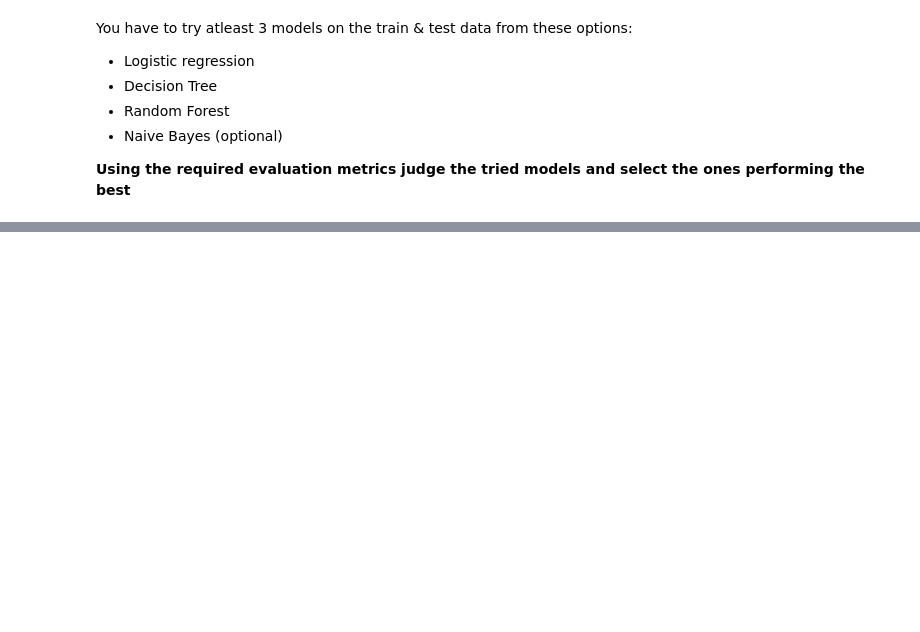
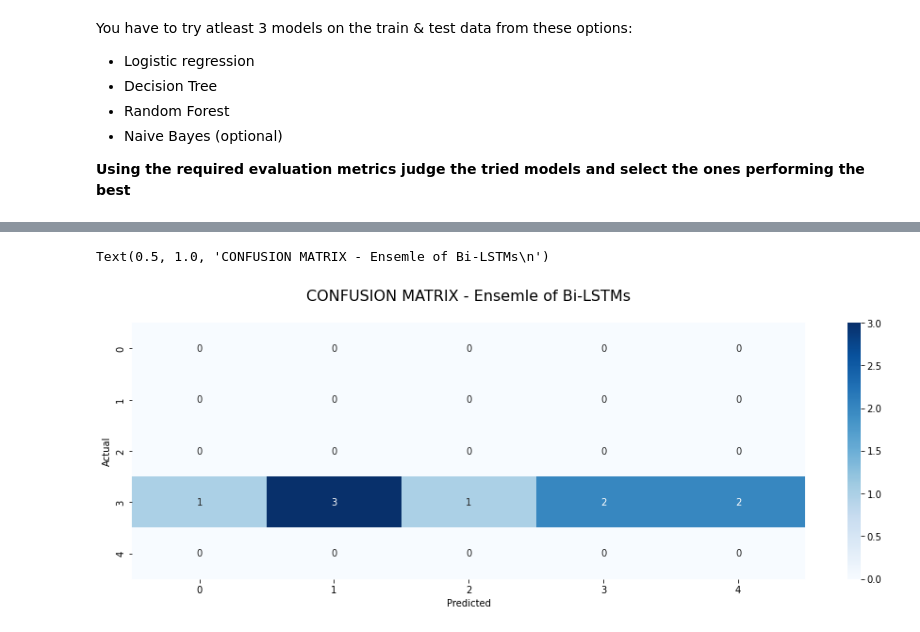
Before and after one commit to bengcheo/ticket_classification, a Jupyter notebook: Automatic_Ticket_Classification_Assignment.ipynb, the cells around one changed output, grey strips where cells are left out. Drawn from its saved outputs; the diff is of its cells as text; code cells hidden in the pictures; blank space fills up the shorter version.

```diff
--- a/Automatic_Ticket_Classification_Assignment.ipynb
+++ b/Automatic_Ticket_Classification_Assignment.ipynb
@@ -526,6 +549,6 @@ Since you will be using supervised learning technique we have to convert the top
 # %%
 #Create the dictionary again of Topic names and Topics
 
-Topic_names = {   }
+#Topic_names = {0:'bank Account',1:'CC', 2:'theft', 3:'mortgage',4:'others'}
 #Replace Topics with Topic Names
-df_clean['Topic'] = df_clean['Topic'].map(Topic_names)
+#df_clean['Topic'] = df_clean['Topic'].map(Topic_names)
@@ -544,9 +585,14 @@ training_data
 # %%
 
 #Write your code to get the Vector count
-
+countvect = CountVectorizer()
+X_countvect= countvect.fit_transform(df_clean['Complaint_clean'])
 
 #Write your code here to transform the word vector to tf-idf
+tfidf = TfidfVectorizer()
+X_tfidf = tfidf.fit_transform(df_clean['Complaint_clean'])
+
+y = df_clean['Topic']
 # %% [markdown]
 You have to try atleast 3 models on the train & test data from these options:
 * Logistic regression
@@ -555,5 +601,16 @@ You have to try atleast 3 models on the train & test data from these options:
 * Naive Bayes (optional)
 
 **Using the required evaluation metrics judge the tried models and select the ones performing the best**
+# %%
+from sklearn.model_selection import train_test_split
+from sklearn.metrics import confusion_matrix
+X_train, X_test, y_train, y_test = train_test_split(X_tfidf, y, test_size=0.33, random_state=42)
 # %%
 # Write your code here to build any 3 models and evaluate them using the required metrics
+from sklearn.linear_model import LogisticRegression
+
+clf = LogisticRegression(random_state=42).fit(X, y)
+y_pred = clf.predict(X_test)
+
+from sklearn.metrics import classification_report
+print(classification_report(y_pred, y_test))
@@ -559,0 +636,11 @@ You have to try atleast 3 models on the train & test data from these options:
+# %%
+conf_mat=confusion_matrix(y_pred,y_test)
+
+fig, ax = plt.subplots(figsize=(16,5))
+sns.heatmap(conf_mat, annot=True, cmap="Blues", fmt='d')
+plt.ylabel('Actual')
+plt.xlabel('Predicted')
+plt.title("CONFUSION MATRIX - Ensemle of Bi-LSTMs\n", size=16)
+# %% [output]
+Text(0.5, 1.0, 'CONFUSION MATRIX - Ensemle of Bi-LSTMs\n')
+[figure, added]
```
Also changed, not shown: parts of 8 cells of this notebook.
